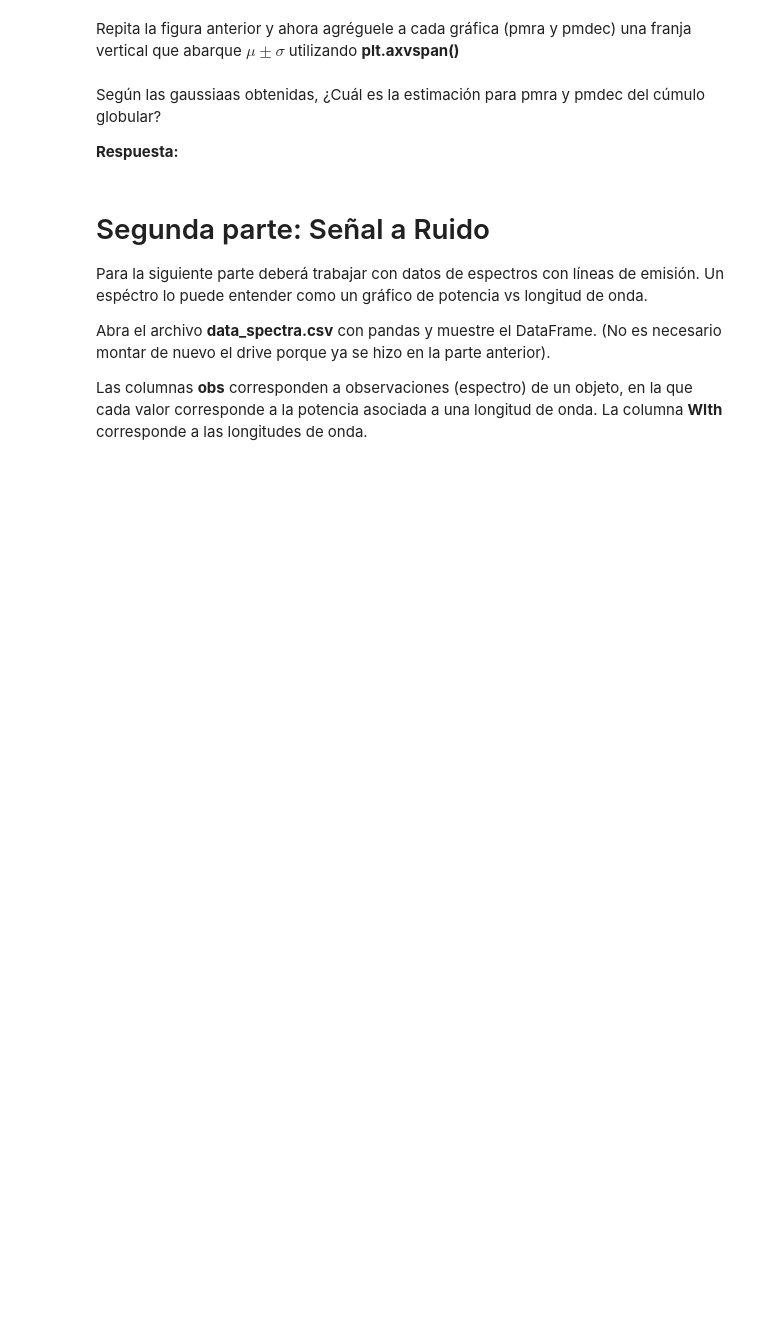
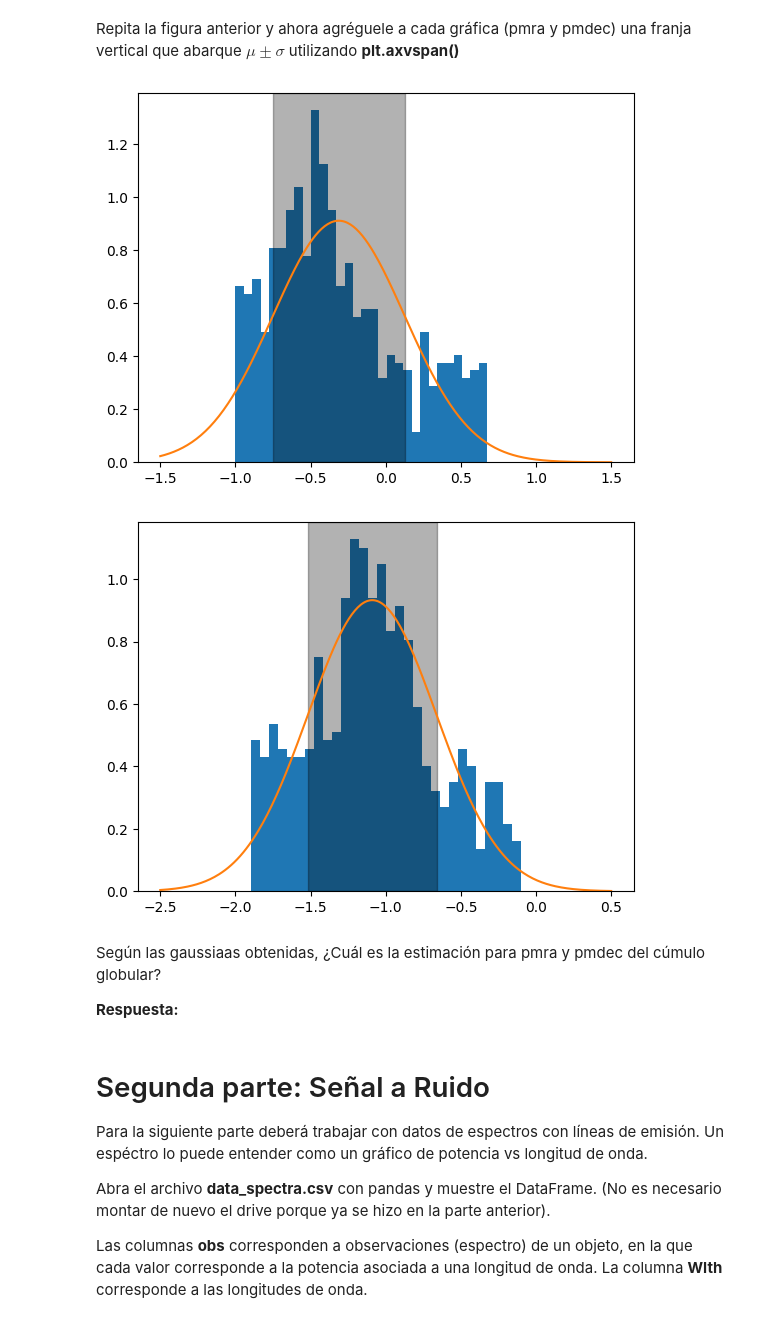
Before and after one commit to vicentemaartinez/Tarea-2, a Jupyter notebook: Tarea2.ipynb, the cells around one changed output. Drawn from its saved outputs; the diff is of its cells as text; code cells hidden in the pictures; blank space fills up the shorter version.

```diff
--- a/Tarea2.ipynb
+++ b/Tarea2.ipynb
@@ -104,5 +177,20 @@ Repita la gráfica anterior pero ahora tanto para pmra como para pmdec e incorpo
 # %% [markdown]
 Repita la figura anterior y ahora agréguele a cada gráfica (pmra y pmdec) una franja vertical que abarque $\mu \pm \sigma$ utilizando **plt.axvspan()**
+# %%
+# Mostramos la figura anterior de pmra
+plt.hist(pmra, bins=30, density=True)
+plt.plot(x_pmra, fx_pmra)
+plt.axvspan(mu_pmra - std_pmra, mu_pmra + std_pmra, color = 'k', alpha = 0.3) # Añadimos la franja vertical desde (μ-σ) a (μ+σ), alpha corresponde a la opacidad de la misma.
+plt.show()
+
+# Mostramos la figura anterior de pmdec
+plt.hist(pmdec, bins=30, density=True)
+plt.plot(x_pmdec, fx_pmdec)
+plt.axvspan(mu_pmdec - std_pmdec, mu_pmdec + std_pmdec, color = 'k', alpha = 0.3)  # Añadimos la franja vertical desde (μ-σ) a (μ+σ), alpha corresponde a la opacidad de la misma.
+plt.show()
+# %% [output]
+[figure, added]
+[figure, added]
 # %% [markdown]
 Según las gaussiaas obtenidas, ¿Cuál es la estimación para pmra y pmdec del cúmulo globular?
 
```
Also changed, not shown: parts of 35 cells of this notebook.
